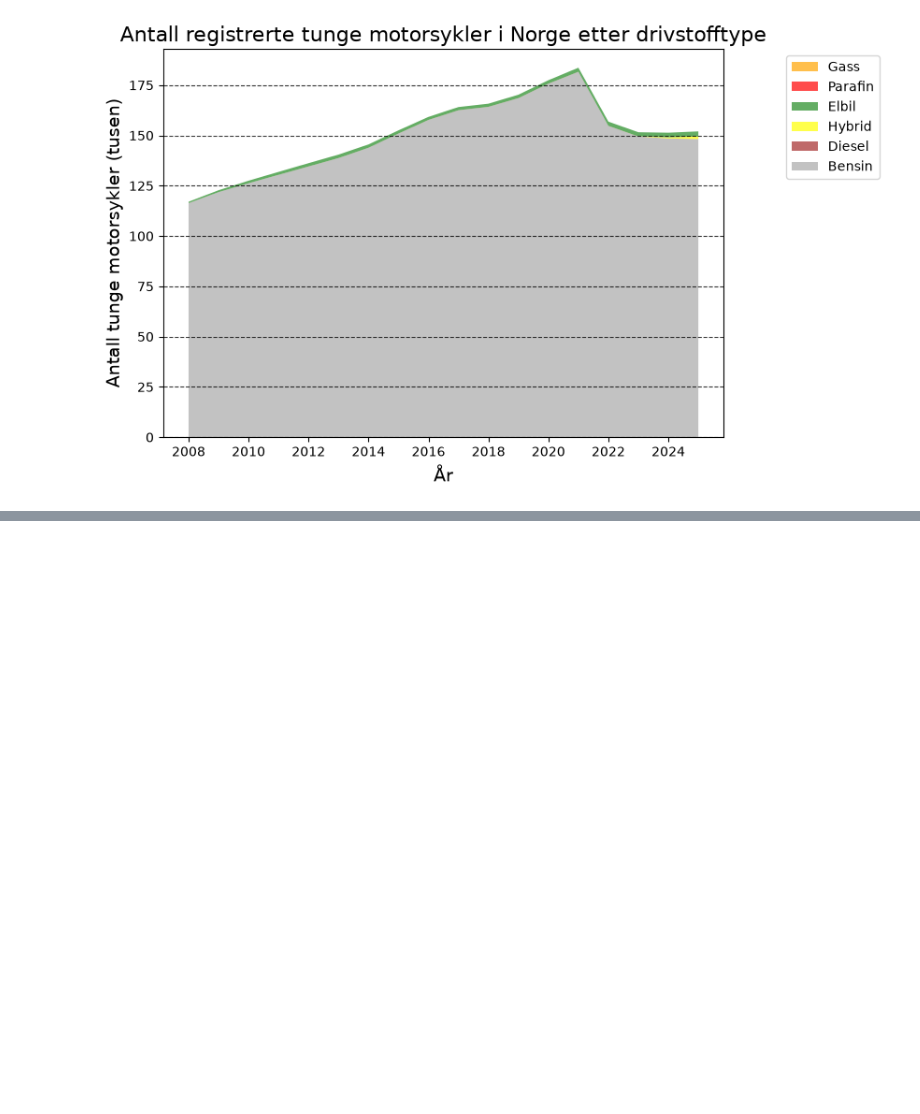
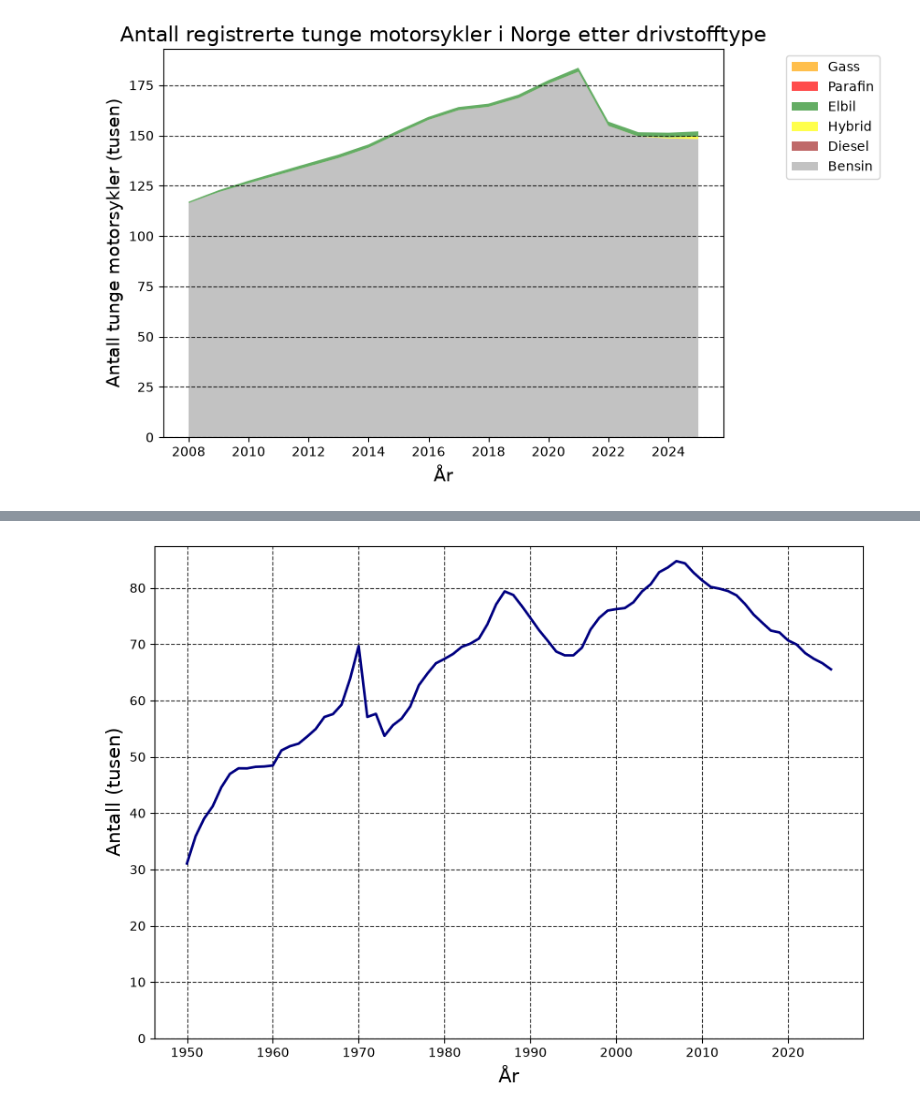
Before and after one commit to Oyvind-Aas/Electricity_and_Energy, a Jupyter notebook: Electricity_exploring.ipynb, the cells around one changed output, grey strips where cells are left out. Saved outputs shown, nothing was run; the diff lists cells and outputs as text; code cells hidden in the pictures; blank space fills up the shorter version.

```diff
--- a/Electricity_exploring.ipynb
+++ b/Electricity_exploring.ipynb
@@ -618,0 +632,9 @@ plt.show()
+# %%
+plt.figure(figsize = (10,7))
+plt.plot(year, lastebiler/1e3, color = 'navy', linewidth = 2)
+plt.ylim(bottom=0)
+plt.xlabel('År', fontsize = 15)
+plt.ylabel('Antall (tusen)', fontsize = 15)
+plt.grid(linestyle='--', alpha=0.8, color ='black')
+# %% [output]
+[figure, added]
```
Also changed, not shown: parts of 14 cells of this notebook.
